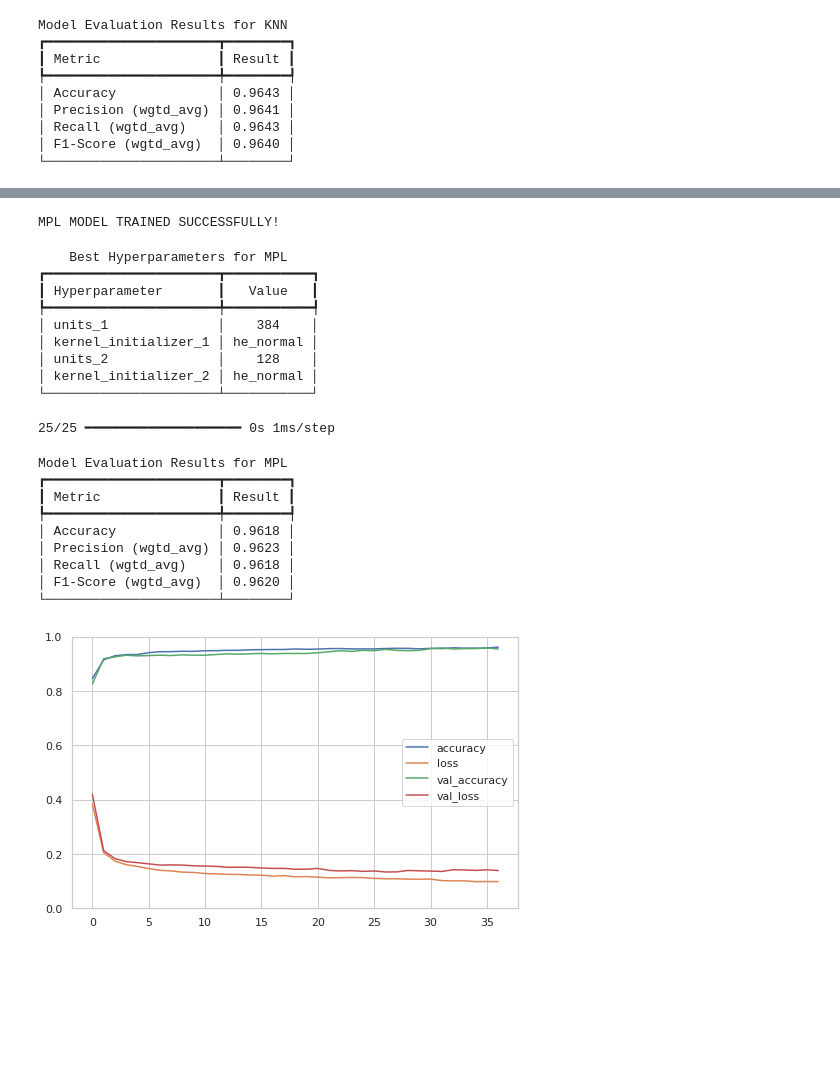
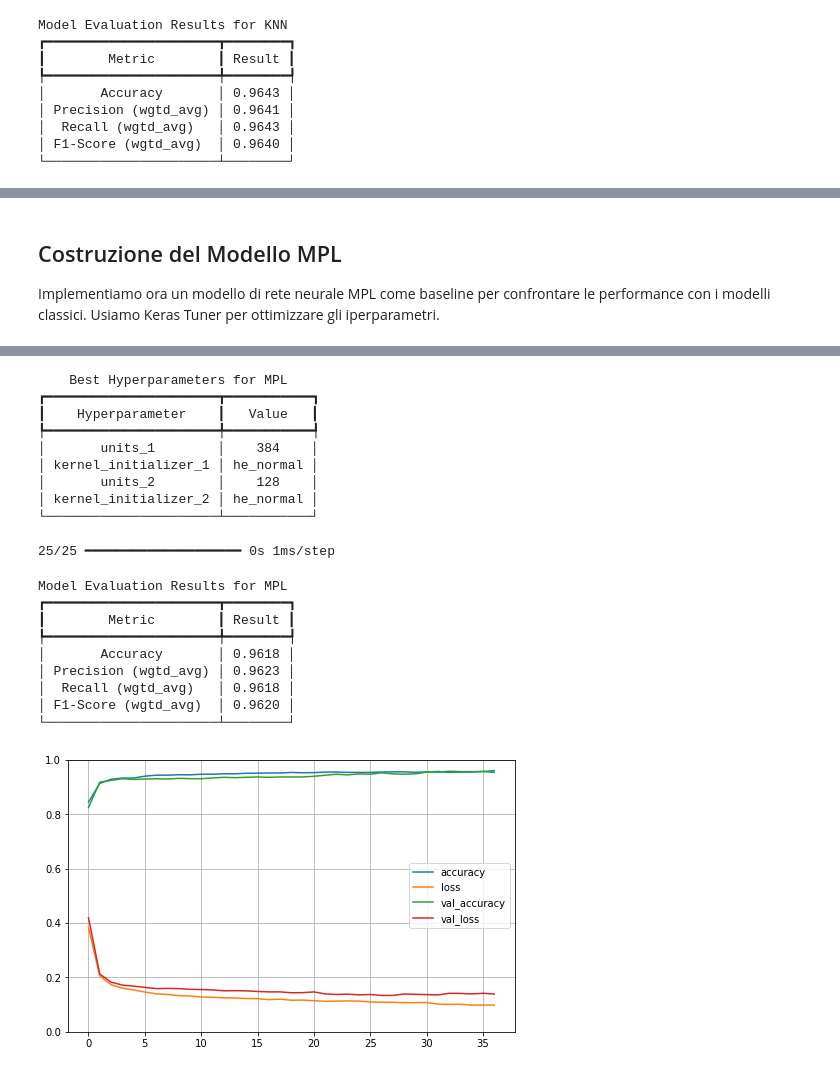
Before and after one commit to EdoMan000/ML_Project, a Jupyter notebook: src/MachineLearningPROJ.ipynb, the cells around one changed output, grey strips where cells are left out. Drawn from its saved outputs; the diff is of its cells as text; code cells hidden in the pictures; blank space fills up the shorter version.

```diff
--- a/src/MachineLearningPROJ.ipynb
+++ b/src/MachineLearningPROJ.ipynb
@@ -131,25 +58,0 @@ def print_best_hyperparameters(model_name, best_hps):
-# %%
-# Dizionario globale per memorizzare i risultati dei vari modelli
-global_model_results = {}
-
-def save_model_results(model_name, test_class_report, test_accuracy):
-    """
-    Salva i risultati del modello nel dizionario globale.
-
-    Args:
-        model_name (str): Nome del modello (es. 'KNN', 'Random Forest', 'Logistic Regression').
-        test_class_report (dict): Report di classificazione per il test set.
-        test_accuracy (float): Accuracy sul test set.
-    """
-    global global_model_results
-
-    # Verifica che i risultati siano specifici per il modello corrente
-    model_results = {
-        'Test Accuracy': test_accuracy,
-        'Test Precision': test_class_report['weighted avg']['precision'],
-        'Test Recall': test_class_report['weighted avg']['recall'],
-        'Test F1-Score': test_class_report['weighted avg']['f1-score']
-    }
-
-    # Salva i risultati nel dizionario globale usando il nome del modello come chiave
-    global_model_results[model_name] = model_results
@@ -598,3 +599,7 @@ LOGISTIC-REGRESSION MODEL TRAINED SUCCESSFULLY!
+# %% [markdown]
+## Costruzione del Modello MPL
+
+Implementiamo ora un modello di rete neurale MPL come baseline per confrontare le performance con i modelli classici. Usiamo Keras Tuner per ottimizzare gli iperparametri.
 # %%
 model_name = "MPL"
 
@@ -616,13 +621,13 @@ def build_model(hp):
     model.add(keras.layers.Dense(
         units=hp.Int('units_1', min_value=128, max_value=512, step=32),
         activation='relu',
-        kernel_initializer=hp.Choice('kernel_initializer_1', ['he_normal', 'glorot_uniform', 'lecun_normal'])))
+        kernel_initializer=hp.Choice('kernel_initializer_1', ['he_normal', 'glorot_uniform'])))
 
     # Secondo livello denso con scelta del numero di unità e del kernel_initializer
     model.add(keras.layers.Dense(
         units=hp.Int('units_2', min_value=64, max_value=256, step=32),
         activation='relu',
-        kernel_initializer=hp.Choice('kernel_initializer_2', ['he_normal', 'glorot_uniform', 'lecun_normal'])))
+        kernel_initializer=hp.Choice('kernel_initializer_2', ['he_normal', 'glorot_uniform'])))
 
     # Livello di output
     model.add(keras.layers.Dense(2, activation='softmax'))
@@ -645,7 +650,7 @@ tuner = RandomSearch(
     seed=42)
 
 # Avvio della ricerca degli iperparametri
-tuner.search(images_training_cnn, labels_training,
+tuner.search(images_training_cnn, labels_training, verbose=0,
              epochs=150,
              validation_data=(images_validation_cnn, labels_validation),
              callbacks=[tf.keras.callbacks.EarlyStopping(patience=10)])
@@ -655,12 +660,12 @@ best_hps = tuner.get_best_hyperparameters(num_trials=1)[0]
 
 # Addestramento del miglior modello trovato
 model = tuner.hypermodel.build(best_hps)
-history = model.fit(images_training_cnn, labels_training,
+history = model.fit(images_training_cnn, labels_training, verbose=0,
                     epochs=150,
                     validation_data=(images_validation_cnn, labels_validation),
                     callbacks=[tf.keras.callbacks.EarlyStopping(patience=10)])
 
-printSuccess("MPL MODEL TRAINED SUCCESSFULLY!")
+printSuccess(model_name + " MODEL TRAINED SUCCESSFULLY!")
 
 # Stampa della tabella con i migliori iperparametri
 print_best_hyperparameters(model_name, best_hps)
@@ -688,21 +677,20 @@ Epoch 37/150
-MPL MODEL TRAINED SUCCESSFULLY!
+    Best Hyperparameters for MPL
+┏━━━━━━━━━━━━━━━━━━━━━━┳━━━━━━━━━━━┓
+┃    Hyperparameter    ┃   Value   ┃
+┡━━━━━━━━━━━━━━━━━━━━━━╇━━━━━━━━━━━┩
+│       units_1        │    384    │
+│ kernel_initializer_1 │ he_normal │
+│       units_2        │    128    │
+│ kernel_initializer_2 │ he_normal │
+└──────────────────────┴───────────┘
-    Best Hyperparameters for MPL
-┏━━━━━━━━━━━━━━━━━━━━━━┳━━━━━━━━━━━┓
-┃ Hyperparameter       ┃   Value   ┃
-┡━━━━━━━━━━━━━━━━━━━━━━╇━━━━━━━━━━━┩
-│ units_1              │    384    │
-│ kernel_initializer_1 │ he_normal │
-│ units_2              │    128    │
-│ kernel_initializer_2 │ he_normal │
-└──────────────────────┴───────────┘
+25/25 ━━━━━━━━━━━━━━━━━━━━ 0s 1ms/step
-25/25 ━━━━━━━━━━━━━━━━━━━━ 0s 1ms/step
+Model Evaluation Results for MPL
+┏━━━━━━━━━━━━━━━━━━━━━━┳━━━━━━━━┓
+┃        Metric        ┃ Result ┃
+┡━━━━━━━━━━━━━━━━━━━━━━╇━━━━━━━━┩
+│       Accuracy       │ 0.9618 │
+│ Precision (wgtd_avg) │ 0.9623 │
+│  Recall (wgtd_avg)   │ 0.9618 │
+│ F1-Score (wgtd_avg)  │ 0.9620 │
+└──────────────────────┴────────┘
-Model Evaluation Results for MPL
-┏━━━━━━━━━━━━━━━━━━━━━━┳━━━━━━━━┓
-┃ Metric               ┃ Result ┃
-┡━━━━━━━━━━━━━━━━━━━━━━╇━━━━━━━━┩
-│ Accuracy             │ 0.9618 │
-│ Precision (wgtd_avg) │ 0.9623 │
-│ Recall (wgtd_avg)    │ 0.9618 │
-│ F1-Score (wgtd_avg)  │ 0.9620 │
-└──────────────────────┴────────┘
-[figure, old version]
+[figure, new version]
```
Also changed, not shown: parts of 34 cells of this notebook, 56 other files.
